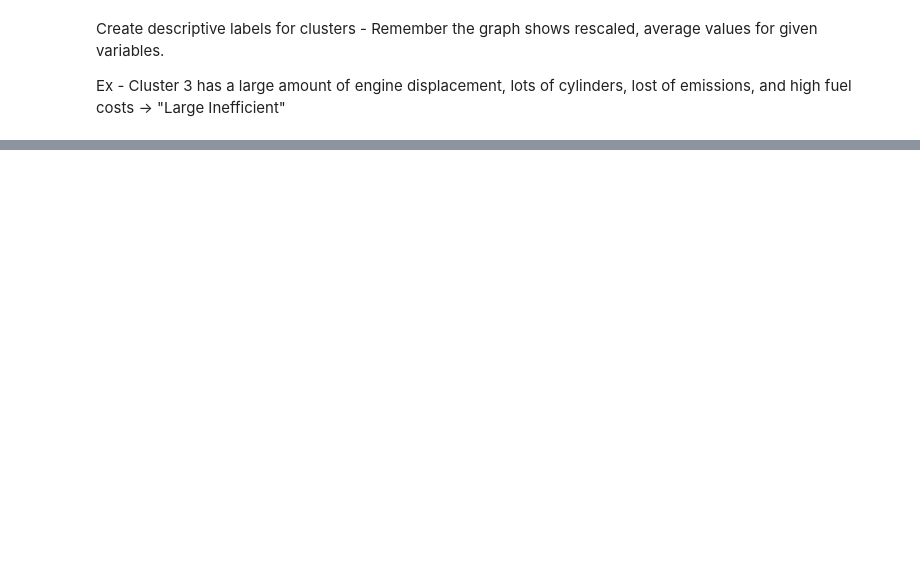
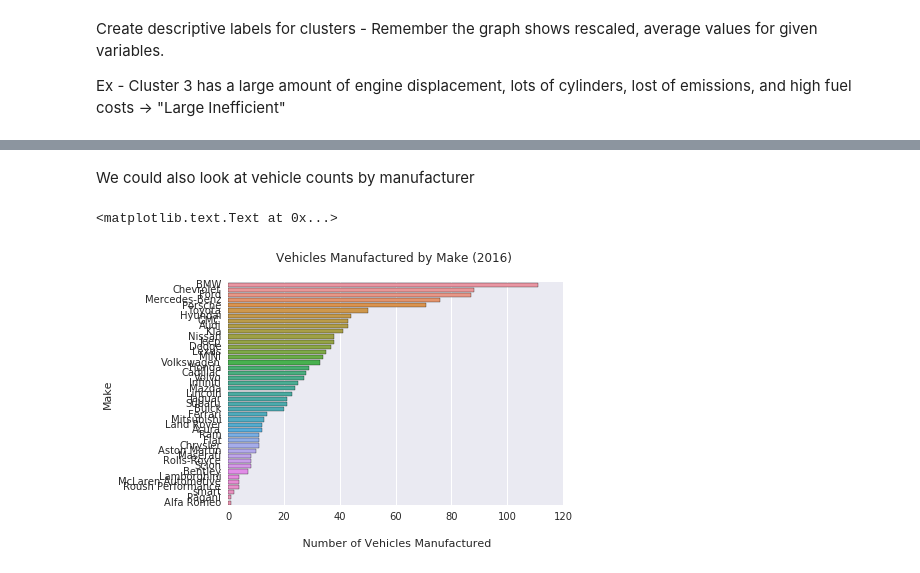
Before and after one commit to just4jc/Logistic-Regression-Using-CNNs, a Jupyter notebook: Data_Exploratory_Tool.ipynb, the cells around one changed output, grey strips where cells are left out. Drawn from its saved outputs; the diff is of its cells as text; code cells hidden in the pictures; blank space fills up the shorter version.

```diff
--- a/Data_Exploratory_Tool.ipynb
+++ b/Data_Exploratory_Tool.ipynb
@@ -396,0 +447,11 @@ vehicles.head()
+# %% [markdown]
+We could also look at vehicle counts by manufacturer
+# %%
+make_counts = agg_count(vehicles_2016, 'Make')
+
+ax = sns.barplot(data=make_counts, x='Count', y='Make')
+ax.set(xlabel='\n Number of Vehicles Manufactured')
+sns.plt.title('Vehicles Manufactured by Make (2016) \n')
+# %% [output]
+<matplotlib.text.Text at 0x...>
+[figure, added]
```
Also changed, not shown: parts of 49 cells of this notebook.
